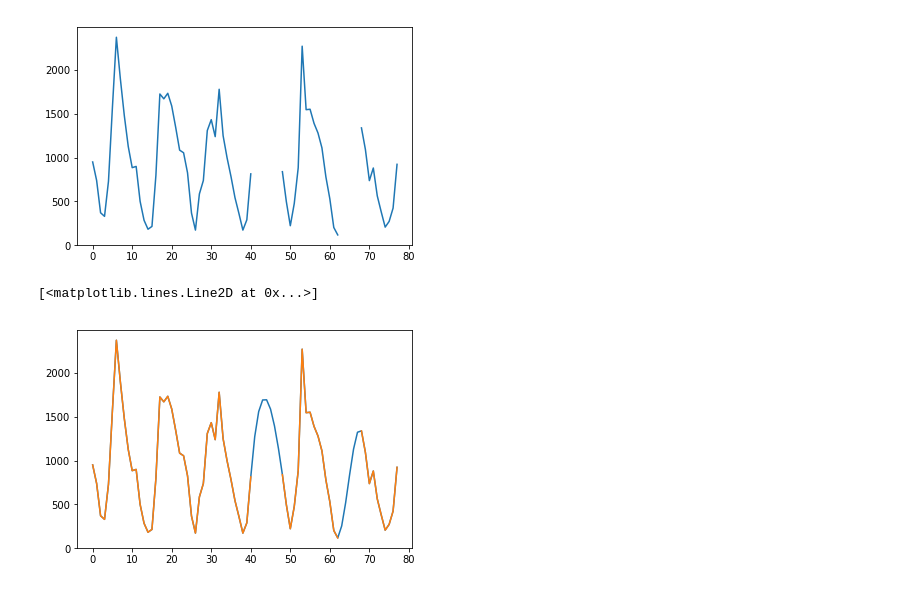
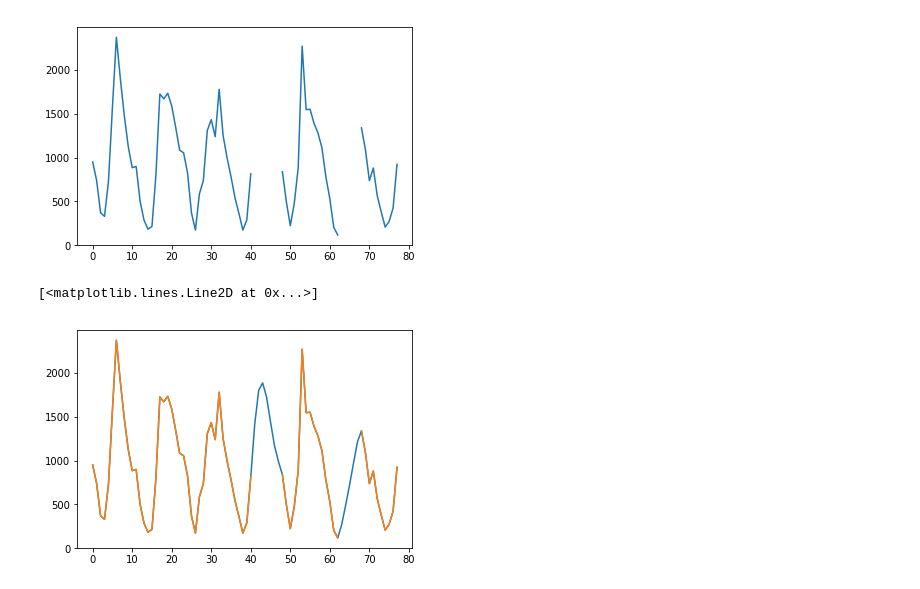
Before and after one commit to acep-uaf/ACEP_solar, a Jupyter notebook: GEGU/Handle_Missing_values.ipynb, the cells around one changed output. Saved outputs shown, nothing was run; the diff lists cells and outputs as text; code cells hidden in the pictures.

```diff
--- a/GEGU/Handle_Missing_values.ipynb
+++ b/GEGU/Handle_Missing_values.ipynb
@@ -248,18 +248,18 @@ plt.plot(bethel['Energy'])
 # %%
 #So, since we have known that the average functions prediction is really bad. so we just using the next 2 ways
 
 #First,using the interpolate
 
 #drop two columns which may cause the errors
 bethel_with_missing = bethel.drop(['DC Capacity','Location'],axis=1)
-bethel_missing_filled = bethel_with_missing.interpolate(method='polynomial',order=3)
+bethel_missing_filled = bethel_with_missing.interpolate(method='polynomial',order=5)
 
 #plt
 plt.plot(bethel_missing_filled['Energy'])
 plt.plot(bethel['Energy'])
 # %% [output]
 [<matplotlib.lines.Line2D at 0x...>]
-[figure, old version]
+[figure, new version]
 # %%
 from sklearn.preprocessing import PolynomialFeatures
 from sklearn.linear_model import LinearRegression
```
Also changed, not shown: parts of 4 cells of this notebook, 10 other files.
